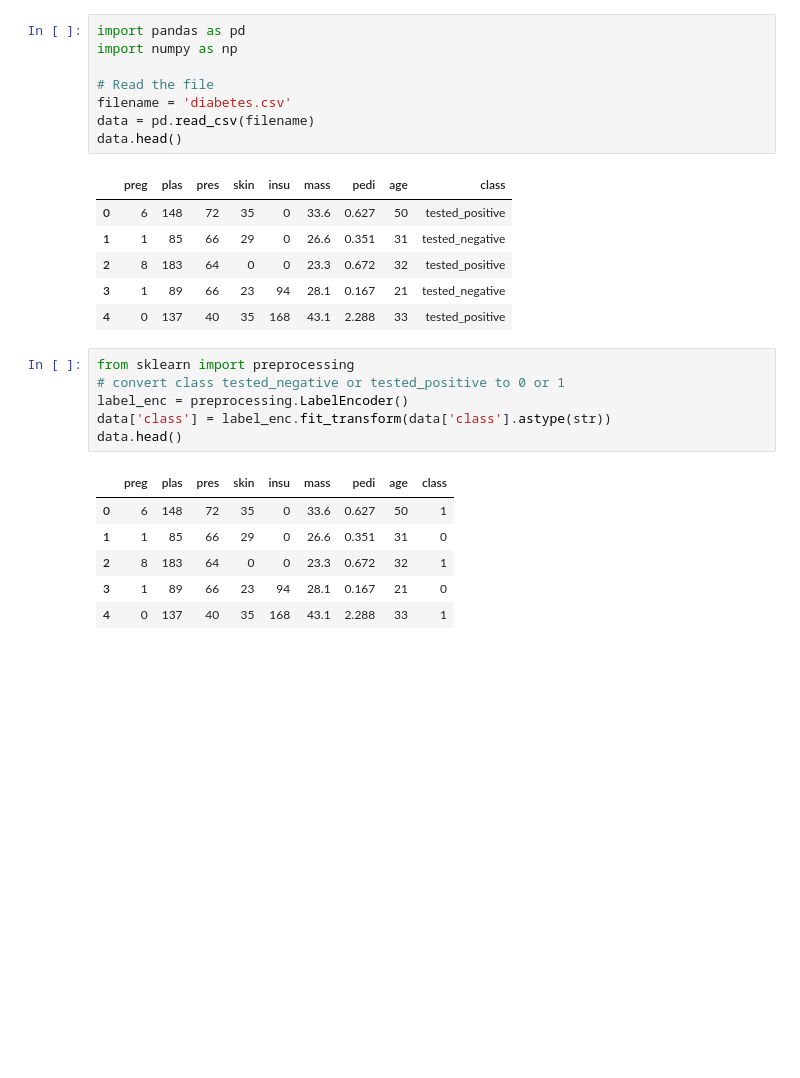
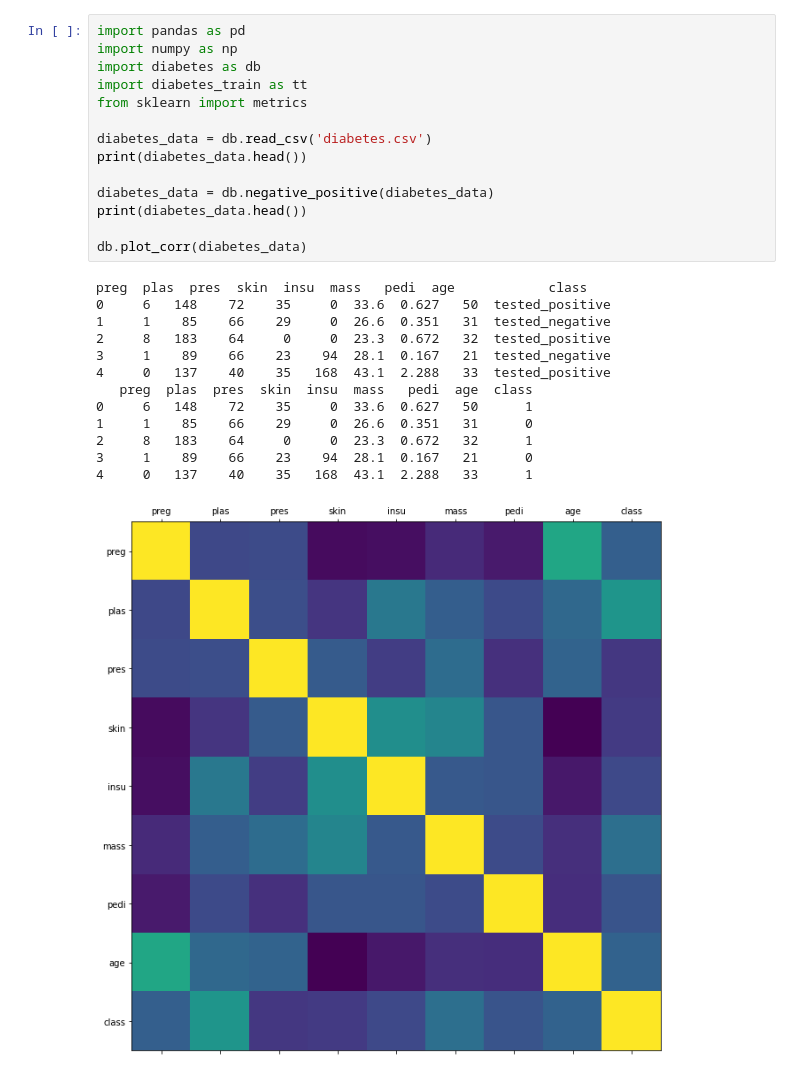
Before and after one commit to HenrikAgger/PythonProject, a Jupyter notebook: diabetes_analysis.ipynb, the cells around one changed output. Saved outputs shown, nothing was run; the diff lists cells and outputs as text; blank space fills up the shorter version.

```diff
--- a/diabetes_analysis.ipynb
+++ b/diabetes_analysis.ipynb
@@ -1,28 +1,28 @@
-# %%
-import pandas as pd
-import numpy as np
-
-# Read the file
-filename = 'diabetes.csv'
-data = pd.read_csv(filename)
-data.head()
-# %% [output]
-|  | preg | plas | pres | skin | insu | mass | pedi | age | class |
-| 0 | 6 | 148 | 72 | 35 | 0 | 33.6 | 0.627 | 50 | tested_positive |
-| 1 | 1 | 85 | 66 | 29 | 0 | 26.6 | 0.351 | 31 | tested_negative |
-| 2 | 8 | 183 | 64 | 0 | 0 | 23.3 | 0.672 | 32 | tested_positive |
-| 3 | 1 | 89 | 66 | 23 | 94 | 28.1 | 0.167 | 21 | tested_negative |
-| 4 | 0 | 137 | 40 | 35 | 168 | 43.1 | 2.288 | 33 | tested_positive |
-# %%
-from sklearn import preprocessing
-# convert class tested_negative or tested_positive to 0 or 1
-label_enc = preprocessing.LabelEncoder()
-data['class'] = label_enc.fit_transform(data['class'].astype(str))
-data.head()
-# %% [output]
-|  | preg | plas | pres | skin | insu | mass | pedi | age | class |
-| 0 | 6 | 148 | 72 | 35 | 0 | 33.6 | 0.627 | 50 | 1 |
-| 1 | 1 | 85 | 66 | 29 | 0 | 26.6 | 0.351 | 31 | 0 |
-| 2 | 8 | 183 | 64 | 0 | 0 | 23.3 | 0.672 | 32 | 1 |
-| 3 | 1 | 89 | 66 | 23 | 94 | 28.1 | 0.167 | 21 | 0 |
-| 4 | 0 | 137 | 40 | 35 | 168 | 43.1 | 2.288 | 33 | 1 |
+# %%
+import pandas as pd
+import numpy as np
+import diabetes as db
+import diabetes_train as tt
+from sklearn import metrics
+
+diabetes_data = db.read_csv('diabetes.csv')
+print(diabetes_data.head())
+
+diabetes_data = db.negative_positive(diabetes_data)
+print(diabetes_data.head())
+
+db.plot_corr(diabetes_data)
+# %% [output]
+preg  plas  pres  skin  insu  mass   pedi  age            class
+0     6   148    72    35     0  33.6  0.627   50  tested_positive
+1     1    85    66    29     0  26.6  0.351   31  tested_negative
+2     8   183    64     0     0  23.3  0.672   32  tested_positive
+3     1    89    66    23    94  28.1  0.167   21  tested_negative
+4     0   137    40    35   168  43.1  2.288   33  tested_positive
+   preg  plas  pres  skin  insu  mass   pedi  age  class
+0     6   148    72    35     0  33.6  0.627   50      1
+1     1    85    66    29     0  26.6  0.351   31      0
+2     8   183    64     0     0  23.3  0.672   32      1
+3     1    89    66    23    94  28.1  0.167   21      0
+4     0   137    40    35   168  43.1  2.288   33      1
+[figure, added]
```
Also changed, not shown: parts of 5 cells of this notebook, 5 other files.
